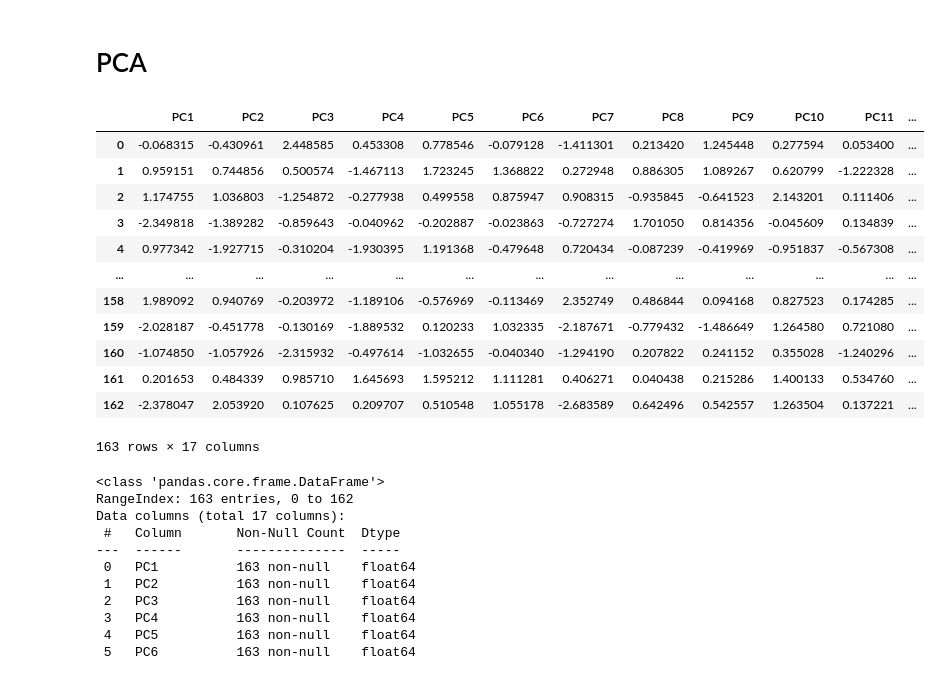
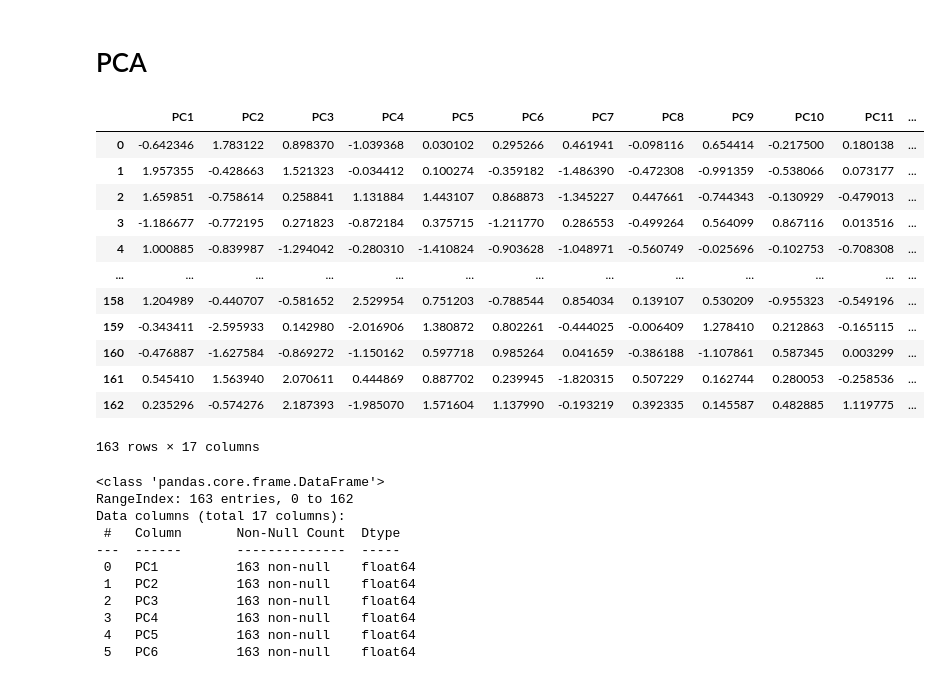
Before and after one commit to juanachies/TP1_Mineria, a Jupyter notebook: tp.ipynb, the cells around one changed output. Cells and saved outputs as stored; diff of their text form; code cells hidden in the pictures.

```diff
--- a/tp.ipynb
+++ b/tp.ipynb
@@ -152,8 +152,8 @@ plt.show()
 [figure]
 # %%
 #Selección de columnas númericas
-cols = ['humedadSuelo(%)', 'pHSuelo', 'temperatura(°C)','precipitacion(mm)', 'humedad(%)', 'horasLuzSolar',
-'mlPesticida', 'diasTotales', 'rendimientoKg_hectarea', 'indiceNDVI']
+columnas_numericas = ['humedadSuelo(%)', 'pHSuelo', 'temperatura(°C)','precipitacion(mm)', 'humedad(%)', 'horasLuzSolar',
+'mlPesticida', 'rendimientoKg_hectarea', 'indiceNDVI']
 
 plt.figure(figsize=(10,5))
 sns.heatmap(df[cols].corr(), vmin=-1, vmax=1, annot=True)
@@ -226,9 +226,12 @@ df
 X = df.drop(columns=['tipoCultivo'])
 y = df['tipoCultivo']
 
-scaler = StandardScaler().set_output(transform="pandas")
-df_escalado = scaler.fit_transform(X)
-df_escalado
+scaler = StandardScaler()
+x_num_escaladas = scaler.fit_transform(X[columnas_numericas])
+
+x_escalado = X.copy()
+x_escalado[columnas_numericas] = x_num_escaladas
+x_escalado
 # %% [output]
 |  | humedadSuelo(%) | pHSuelo | temperatura(°C) | precipitacion(mm) | humedad(%) | horasLuzSolar | mlPesticida | ... |
 | 0 | 0.394017 | 1.040927 | 0.468253 | 1.084461 | 0.129232 | 0.715899 | -0.807933 | ... |
@@ -248,30 +251,30 @@ df_escalado
 # %%
 # Obtener todas las componentes principales
 pca = PCA(n_components=X.shape[1])
 
-pca_features = pca.fit_transform(df_escalado)
+pca_features = pca.fit_transform(x_escalado)
 
 # PC dataframe
 pca_df = pd.DataFrame(
     data=pca_features,
     columns=['PC1', 'PC2', 'PC3', 'PC4', 'PC5', 'PC6', 'PC7', 'PC8', 'PC9',
              'PC10', 'PC11', 'PC12', 'PC13', 'PC14', 'PC15', 'PC16' ])
 pca_df['tipoCultivo'] = y
 
 pca_df
 # %% [output]
 |  | PC1 | PC2 | PC3 | PC4 | PC5 | PC6 | PC7 | PC8 | PC9 | PC10 | PC11 | ... |
-| 0 | -0.068315 | -0.430961 | 2.448585 | 0.453308 | 0.778546 | -0.079128 | -1.411301 | 0.213420 | 1.245448 | 0.277594 | 0.053400 | ... |
-| 1 | 0.959151 | 0.744856 | 0.500574 | -1.467113 | 1.723245 | 1.368822 | 0.272948 | 0.886305 | 1.089267 | 0.620799 | -1.222328 | ... |
-| 2 | 1.174755 | 1.036803 | -1.254872 | -0.277938 | 0.499558 | 0.875947 | 0.908315 | -0.935845 | -0.641523 | 2.143201 | 0.111406 | ... |
-| 3 | -2.349818 | -1.389282 | -0.859643 | -0.040962 | -0.202887 | -0.023863 | -0.727274 | 1.701050 | 0.814356 | -0.045609 | 0.134839 | ... |
-| 4 | 0.977342 | -1.927715 | -0.310204 | -1.930395 | 1.191368 | -0.479648 | 0.720434 | -0.087239 | -0.419969 | -0.951837 | -0.567308 | ... |
+| 0 | -0.642346 | 1.783122 | 0.898370 | -1.039368 | 0.030102 | 0.295266 | 0.461941 | -0.098116 | 0.654414 | -0.217500 | 0.180138 | ... |
+| 1 | 1.957355 | -0.428663 | 1.521323 | -0.034412 | 0.100274 | -0.359182 | -1.486390 | -0.472308 | -0.991359 | -0.538066 | 0.073177 | ... |
+| 2 | 1.659851 | -0.758614 | 0.258841 | 1.131884 | 1.443107 | 0.868873 | -1.345227 | 0.447661 | -0.744343 | -0.130929 | -0.479013 | ... |
+| 3 | -1.186677 | -0.772195 | 0.271823 | -0.872184 | 0.375715 | -1.211770 | 0.286553 | -0.499264 | 0.564099 | 0.867116 | 0.013516 | ... |
+| 4 | 1.000885 | -0.839987 | -1.294042 | -0.280310 | -1.410824 | -0.903628 | -1.048971 | -0.560749 | -0.025696 | -0.102753 | -0.708308 | ... |
 | ... | ... | ... | ... | ... | ... | ... | ... | ... | ... | ... | ... | ... |
-| 158 | 1.989092 | 0.940769 | -0.203972 | -1.189106 | -0.576969 | -0.113469 | 2.352749 | 0.486844 | 0.094168 | 0.827523 | 0.174285 | ... |
-| 159 | -2.028187 | -0.451778 | -0.130169 | -1.889532 | 0.120233 | 1.032335 | -2.187671 | -0.779432 | -1.486649 | 1.264580 | 0.721080 | ... |
-| 160 | -1.074850 | -1.057926 | -2.315932 | -0.497614 | -1.032655 | -0.040340 | -1.294190 | 0.207822 | 0.241152 | 0.355028 | -1.240296 | ... |
-| 161 | 0.201653 | 0.484339 | 0.985710 | 1.645693 | 1.595212 | 1.111281 | 0.406271 | 0.040438 | 0.215286 | 1.400133 | 0.534760 | ... |
-| 162 | -2.378047 | 2.053920 | 0.107625 | 0.209707 | 0.510548 | 1.055178 | -2.683589 | 0.642496 | 0.542557 | 1.263504 | 0.137221 | ... |
+| 158 | 1.204989 | -0.440707 | -0.581652 | 2.529954 | 0.751203 | -0.788544 | 0.854034 | 0.139107 | 0.530209 | -0.955323 | -0.549196 | ... |
+| 159 | -0.343411 | -2.595933 | 0.142980 | -2.016906 | 1.380872 | 0.802261 | -0.444025 | -0.006409 | 1.278410 | 0.212863 | -0.165115 | ... |
+| 160 | -0.476887 | -1.627584 | -0.869272 | -1.150162 | 0.597718 | 0.985264 | 0.041659 | -0.386188 | -1.107861 | 0.587345 | 0.003299 | ... |
+| 161 | 0.545410 | 1.563940 | 2.070611 | 0.444869 | 0.887702 | 0.239945 | -1.820315 | 0.507229 | 0.162744 | 0.280053 | -0.258536 | ... |
+| 162 | 0.235296 | -0.574276 | 2.187393 | -1.985070 | 1.571604 | 1.137990 | -0.193219 | 0.392335 | 0.145587 | 0.482885 | 1.119775 | ... |
 163 rows × 17 columns
 # %%
 pca_df.info()
```
Also changed, not shown: parts of 22 cells of this notebook.
